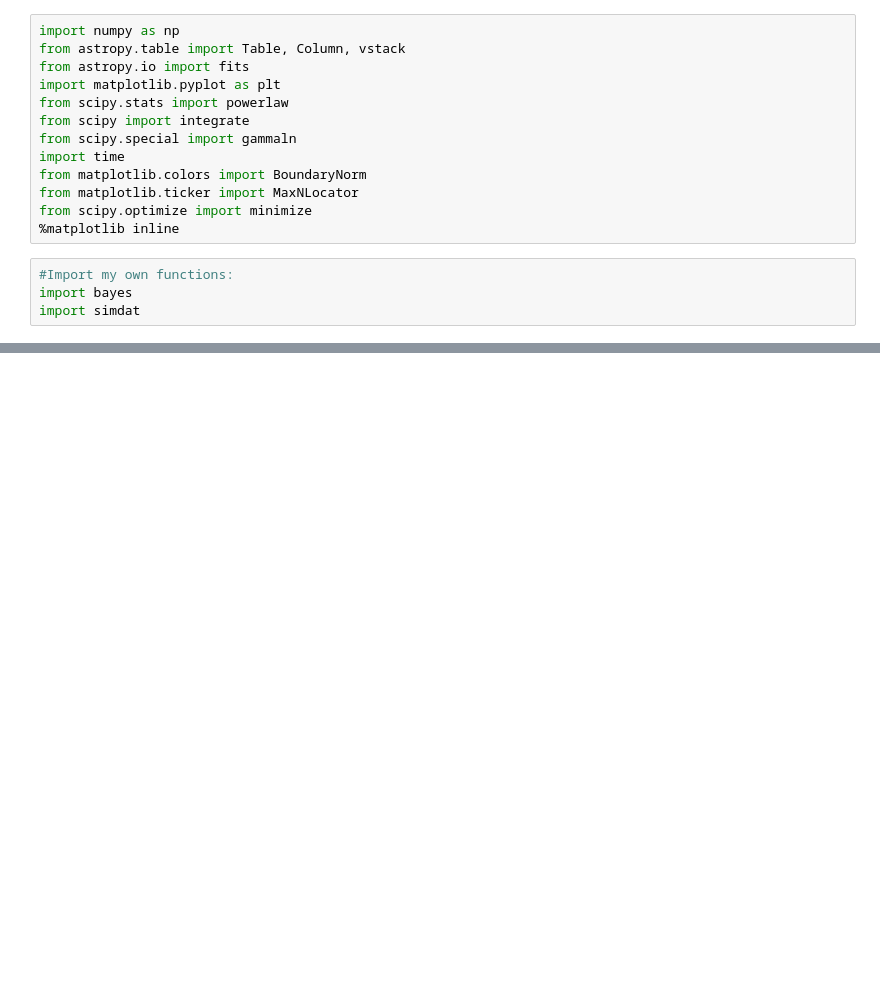
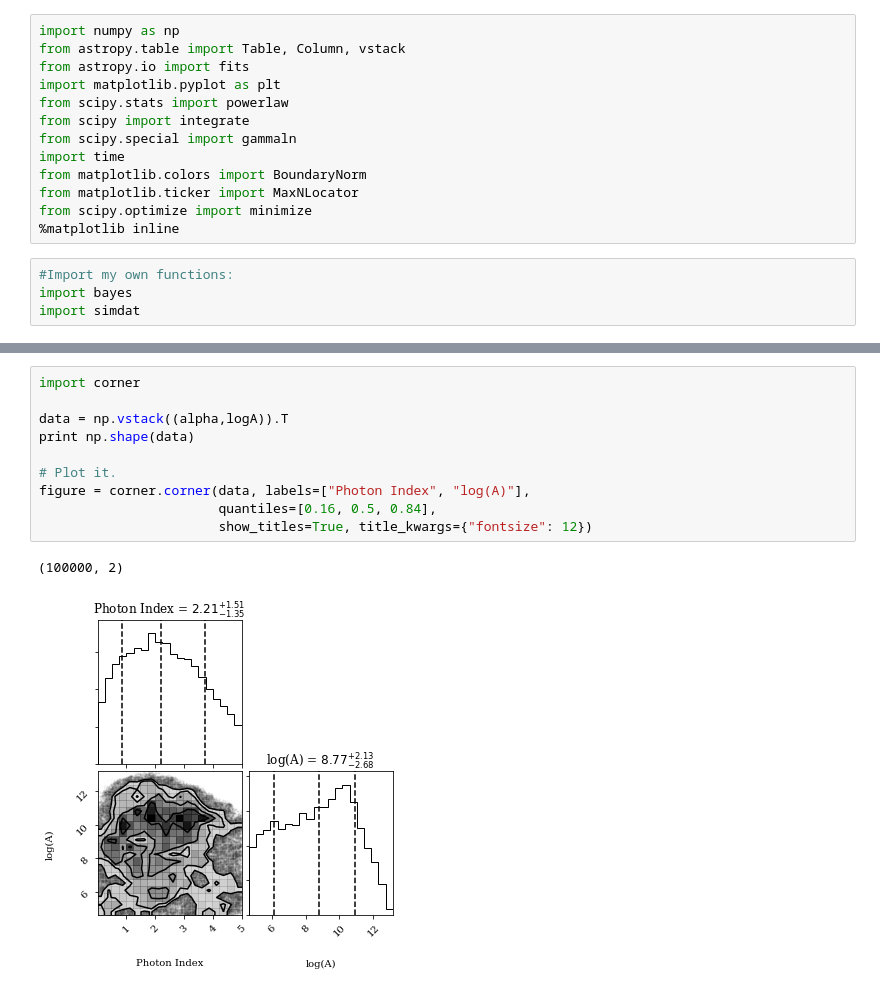
Before and after one commit to dirac-institute/PileupABC, a Jupyter notebook: Margaret/metropolis_hastings_mcmc.ipynb, the cells around one changed output, grey strips where cells are left out. Drawn from its saved outputs; the diff is of its cells as text; blank space fills up the shorter version.

```diff
--- a/Margaret/metropolis_hastings_mcmc.ipynb
+++ b/Margaret/metropolis_hastings_mcmc.ipynb
@@ -47,0 +129,13 @@ Optimization terminated successfully.
+# %%
+import corner
+
+data = np.vstack((alpha,logA)).T
+print np.shape(data)
+
+# Plot it.
+figure = corner.corner(data, labels=["Photon Index", "log(A)"],
+                       quantiles=[0.16, 0.5, 0.84],
+                       show_titles=True, title_kwargs={"fontsize": 12})
+# %% [output]
+(100000, 2)
+[figure, added]
```
Also changed, not shown: parts of 8 cells of this notebook, 1 other file.
